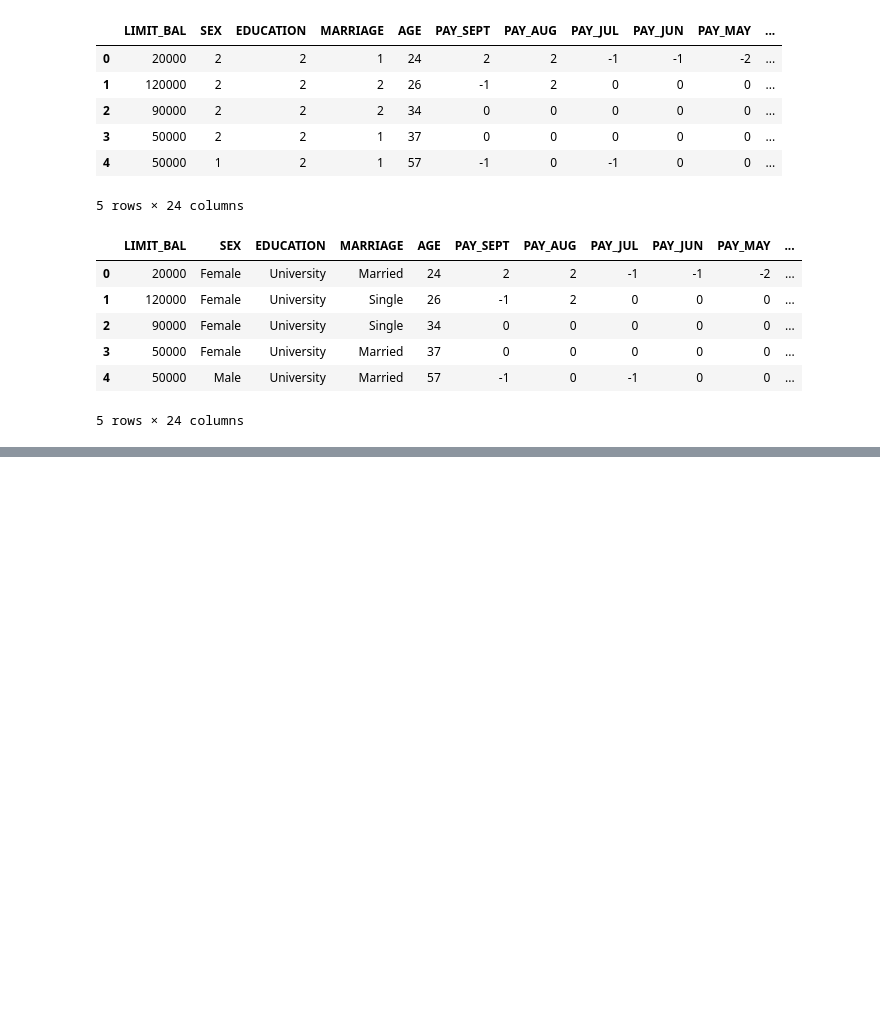
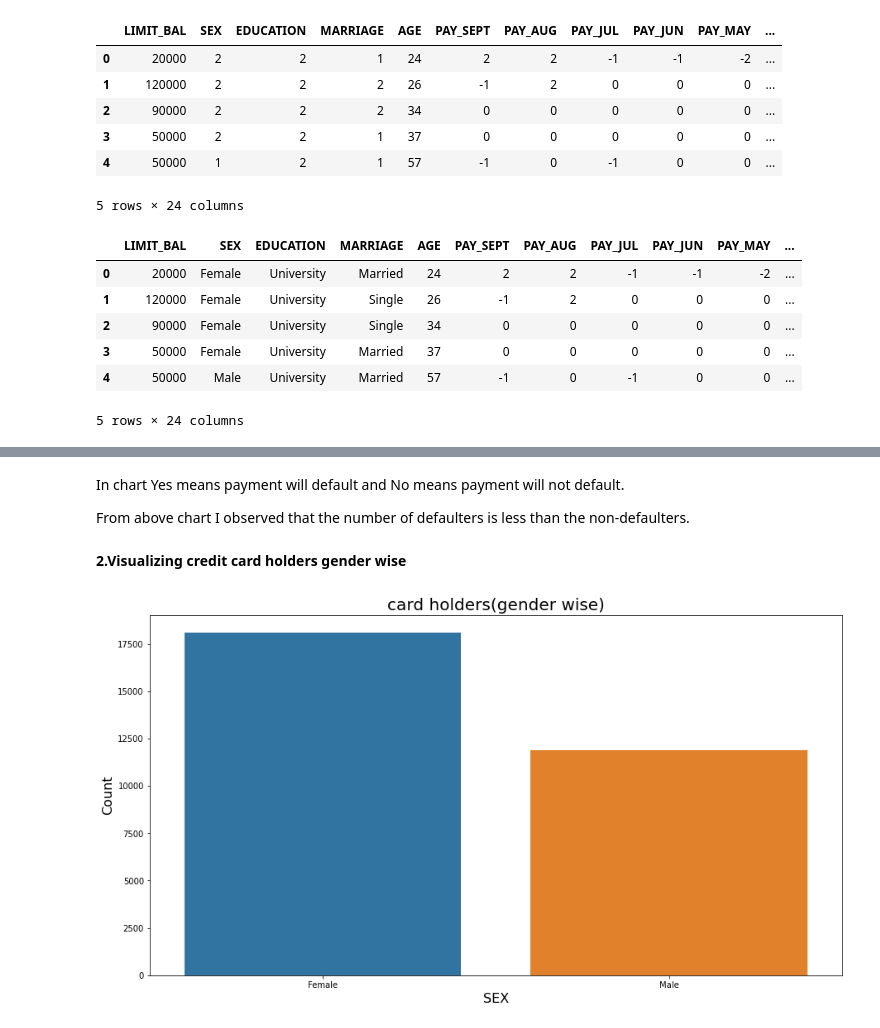
Before and after one commit to m123m12/credit-card-default-prediction, a Jupyter notebook: credit_card_default_prediction.ipynb, the cells around one changed output, grey strips where cells are left out. Cells and saved outputs as stored; diff of their text form; code cells hidden in the pictures; blank space fills up the shorter version.

```diff
--- a/credit_card_default_prediction.ipynb
+++ b/credit_card_default_prediction.ipynb
@@ -265,0 +279,16 @@ card_data.head()
+# %% [markdown]
+In chart Yes means payment will default and No means payment will not default.
+
+From above chart I observed that the number of defaulters is less than the non-defaulters.
+# %% [markdown]
+**2.Visualizing credit card holders gender wise**
+# %%
+#Using Count plot to check Gender ratio from SEX column in card_data
+plt.figure(figsize=(15,8))
+sns.countplot(x='SEX',data=card_data)
+plt.title('card holders(gender wise)',size=20)
+plt.xlabel('SEX',size=16)
+plt.ylabel('Count',size=16)
+plt.show()
+# %% [output]
+[figure, added]
```
Also changed, not shown: parts of 14 cells of this notebook.
